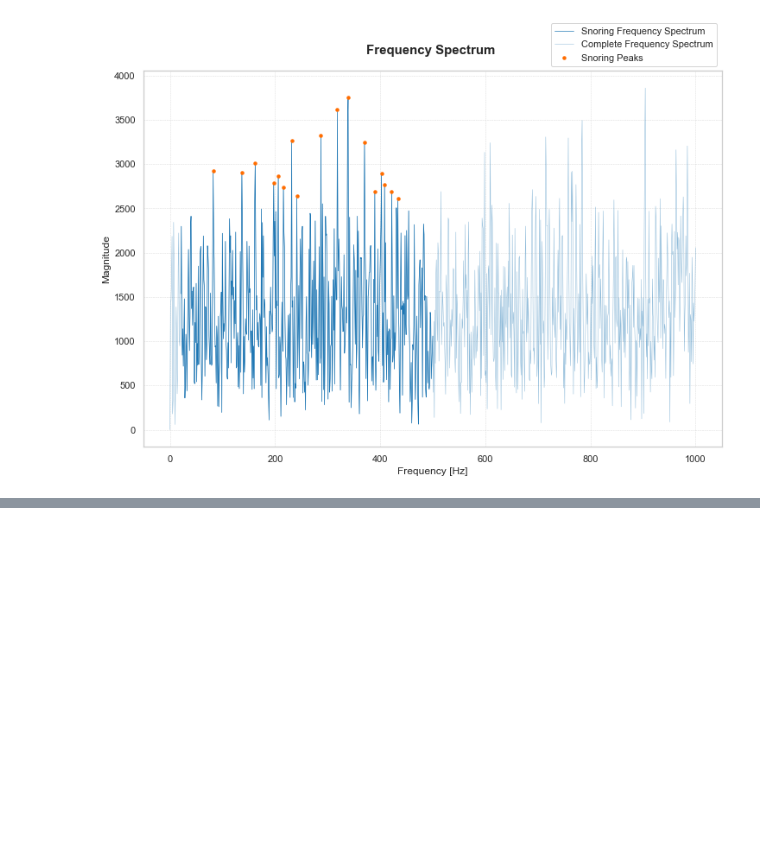
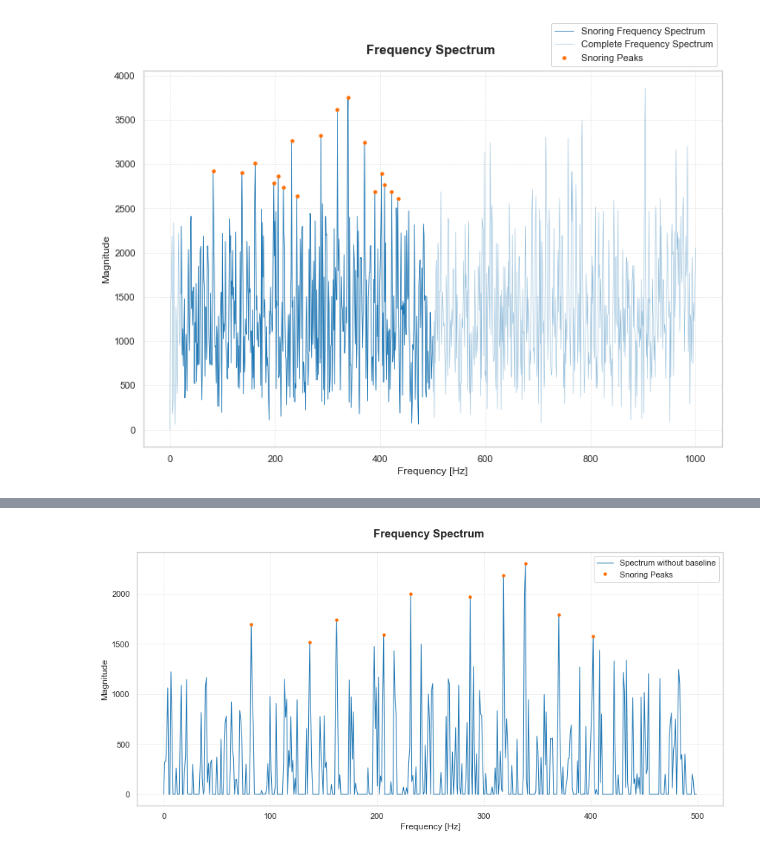
Before and after one commit to Ireneroda/Sleeping-Mask-project, a Jupyter notebook: microphone/Sound_data_analysis.ipynb, the cells around one changed output, grey strips where cells are left out. Saved outputs shown, nothing was run; the diff lists cells and outputs as text; code cells hidden in the pictures; blank space fills up the shorter version.

```diff
--- a/microphone/Sound_data_analysis.ipynb
+++ b/microphone/Sound_data_analysis.ipynb
@@ -304,0 +371,25 @@ plt.savefig("FrequencySpectrum.png")   # Save as PNG
+# %%
+# Plot results
+# Set Seaborn style
+sns.set(style='whitegrid')
+
+# Create the figure
+plt.figure(figsize=(12, 6))  # Larger figure size
+plt.plot(frequencies[:len(frequencies)//2], magnitude_corrected[:len(frequencies)//2], color='tab:blue', linewidth=1, label='Spectrum without baseline')
+# Mark the detected peaks with orange 'o' markers
+plt.plot(filtered_frequencies[peaks], filtered_magnitudes[peaks], 'o', label="Snoring Peaks", color='#FF6D00', markersize=2.5, markeredgewidth=2)
+
+# Customize the plot
+plt.title("Frequency Spectrum ", fontsize=15, fontweight='bold', pad=20)
+plt.xlabel("Frequency [Hz]", fontsize=12)
+plt.ylabel("Magnitude", fontsize=12)
+plt.grid(True, which='both', linestyle='--', linewidth=0.5, alpha=0.7)  # Adding gridlines
+plt.legend(loc='upper right', bbox_to_anchor=(1, 1))
+
+plt.savefig("FrequencySpectrum_noBaseline.svg")   # Save as SVG
+plt.savefig("FrequencySpectrum_noBaseline.png")   # Save as PNG
+
+plt.tight_layout()
+plt.show()
+# %% [output]
+[figure, added]
```
Also changed, not shown: parts of 5 cells of this notebook, 12 other files.
